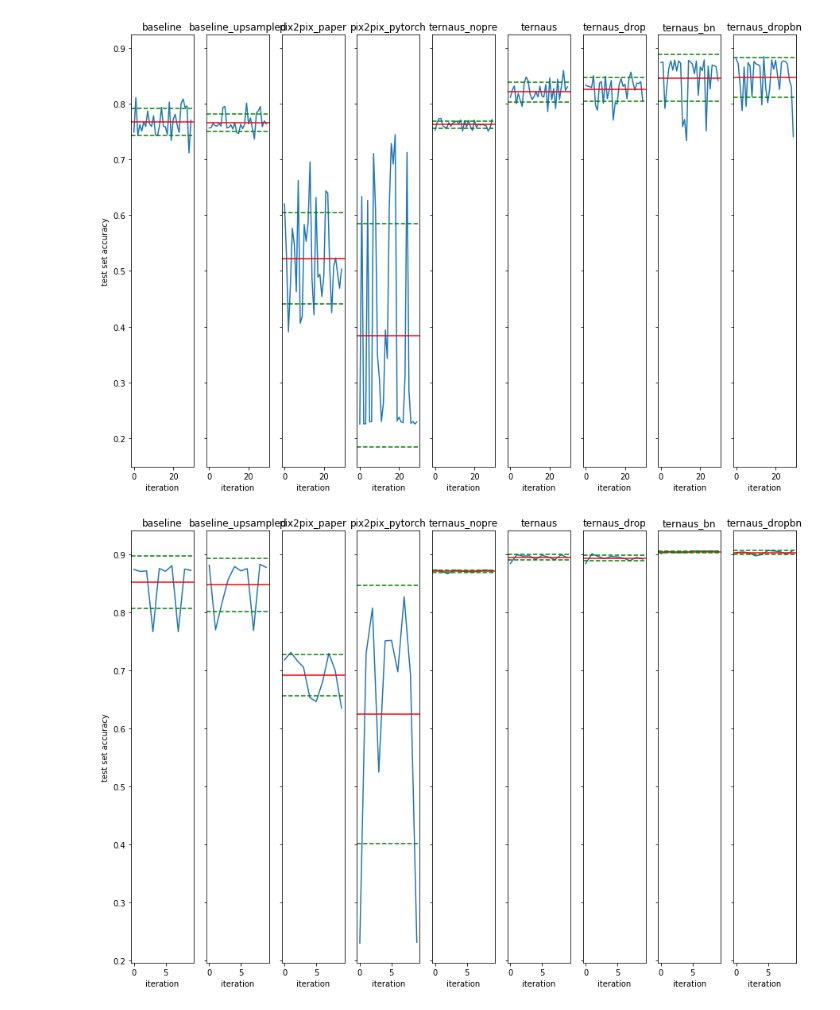
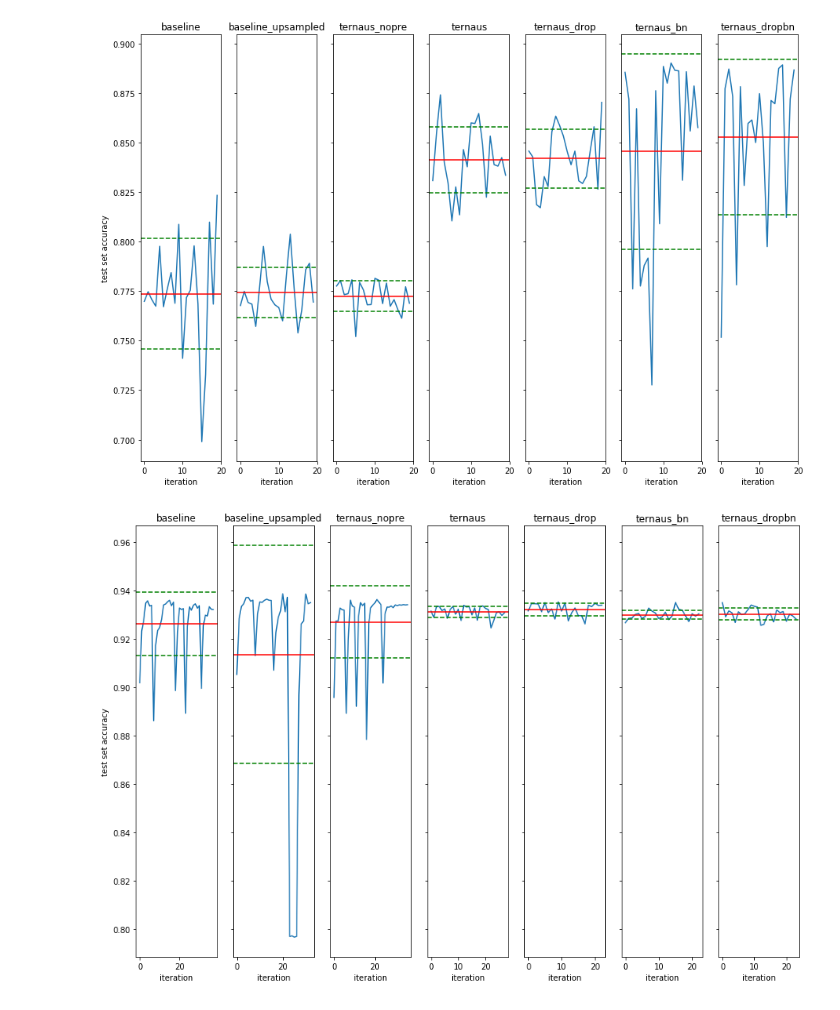
Before and after one commit to a-martyn/unet, a Jupyter notebook: analysis.ipynb, the cells around one changed output. Cells and saved outputs as stored; diff of their text form; code cells hidden in the pictures.

```diff
--- a/analysis.ipynb
+++ b/analysis.ipynb
@@ -20,8 +20,8 @@ results_pth = 'results/'
 models = [
     ['unet_baseline'],
     ['unet_baseline_upsampled'],
-    ['unet_pix2pix_paper'],
-    ['unet_pix2pix_pytorch'],
+#     ['unet_pix2pix_paper'],
+#     ['unet_pix2pix_pytorch'],
     ['unet_ternaus_nopre'],
     ['unet_ternaus'],
     ['unet_ternaus_drop'],
@@ -31,43 +31,41 @@ models = [
 # %%
 def mean_std(df, column:str):
     """Get mean and upper/lower bounds of variance"""
     mean = df[column].mean()
     upper = mean + df[column].std()
     lower = mean - df[column].std()
     return mean, upper, lower
 
 rows = 1
-cols = 9
+cols = len(models)
 metric = 'acc'
 f, axes = plt.subplots(rows, cols, sharey=True, figsize=(15, 10))
 
 for i in range(cols):
     title = f'{models[i][0]}'
-    df = pd.read_csv(f'{results_pth}{title}_50steps.csv')
+    df = pd.read_csv(f'{results_pth}{title}_256px_50steps.csv')
     mean, upper, lower = mean_std(df, metric)
     axes[i].set_title(title[5:])
     axes[i].plot(list(df.index), list(df[metric]))
     axes[i].axhline(y=mean, color='r')
     axes[i].axhline(y=upper, linestyle='--', color='g')
     axes[i].axhline(y=lower, linestyle='--', color='g')
     axes[i].set_xlabel('iteration')
     if i ==0:
         axes[i].set_ylabel('test set accuracy')
 # %% [output]
-[figure, old version]
+[figure, new version]
 # %%
 rows = 1
-cols = 9
-metric = 'acc'
-
+cols = len(models)
 f, axes = plt.subplots(rows, cols, sharey=True, figsize=(15, 10))
 
 for i in range(cols):
     title = f'{models[i][0]}'
-    df = pd.read_csv(f'{results_pth}{title}_1000steps.csv')
-    mean, upper, lower = mean_std(df, metric)
+    df = pd.read_csv(f'{results_pth}{title}_256px_250steps_20epochs.csv')
+    mean, upper, lower = mean_std(df, 'val_acc')
     axes[i].set_title(title[5:])
-    axes[i].plot(list(df.index), list(df[metric]))
+    axes[i].plot(list(df.index), list(df['val_acc']))
     axes[i].axhline(y=mean, color='r')
     axes[i].axhline(y=upper, linestyle='--', color='g')
     axes[i].axhline(y=lower, linestyle='--', color='g')
@@ -75,4 +73,4 @@ for i in range(cols):
     if i ==0:
         axes[i].set_ylabel('test set accuracy')
 # %% [output]
-[figure, old version]
+[figure, new version]
```
Also changed, not shown: parts of 1 cell of this notebook, 3 other files.
